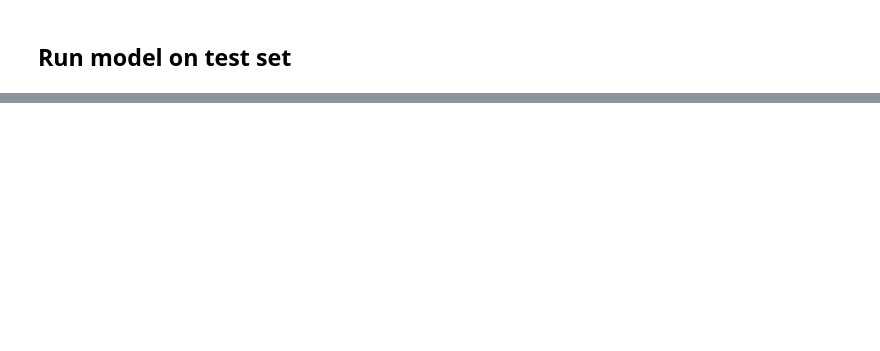
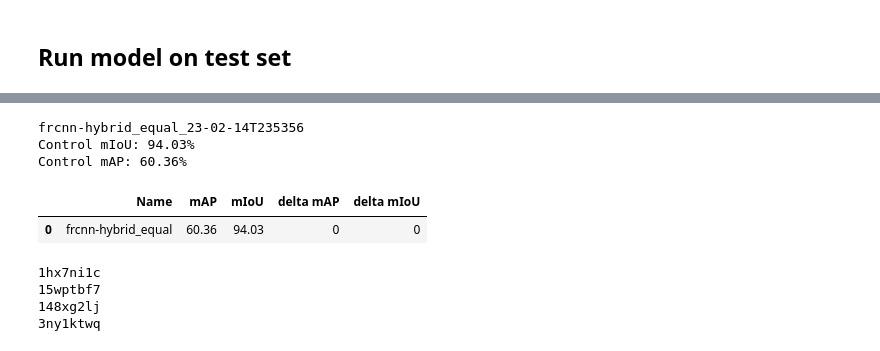
Before and after one commit to ponderbb/multitask-mayhem, a Jupyter notebook: notebooks/5.0-bbejczy-test-metrics.ipynb, the cells around one changed output, grey strips where cells are left out. Saved outputs shown, nothing was run; the diff lists cells and outputs as text; code cells hidden in the pictures; blank space fills up the shorter version.

```diff
--- a/notebooks/5.0-bbejczy-test-metrics.ipynb
+++ b/notebooks/5.0-bbejczy-test-metrics.ipynb
@@ -112,0 +225,35 @@ df[df.Output]
+# %%
+df.control = df.Tags.apply(lambda x: "control" in x)
+df_control = df[df.control][["Name", "ID", "Tags"]]
+run = api.run("/thesis-mayhem/multitask-mayhem/runs/{}".format(df_control.ID.item()))
+control_miou = round(run.history()[["val_loss.seg"]].max().item()*100,2)
+control_map = round(run.history()[["val_loss.det"]].max().item()*100, 2)
+print(run.name)
+print("Control mIoU: {}%".format(control_miou))
+print("Control mAP: {}%".format(control_map))
+
+# control_miou = 95.17
+# control_map = 60.36
+df_control_run = pd.DataFrame(columns=["Name", "mAP", "mIoU", "delta mAP", "delta mIoU"])
+df_control_run.Name = [run.name[:-16]]
+df_control_run["mAP"] = [control_map]
+df_control_run["mIoU"] = [control_miou]
+df_control_run["delta mAP"] = [0]
+df_control_run["delta mIoU"] = [0]
+# %% [output]
+frcnn-hybrid_equal_23-02-14T235356
+Control mIoU: 94.03%
+Control mAP: 60.36%
+# %%
+df_control_run
+# %% [output]
+|  | Name | mAP | mIoU | delta mAP | delta mIoU |
+| 0 | frcnn-hybrid_equal | 60.36 | 94.03 | 0 | 0 |
+# %%
+for (header, run_sample) in df_sampled.iterrows():
+    print(run_sample.ID)
+# %% [output]
+1hx7ni1c
+15wptbf7
+148xg2lj
+3ny1ktwq
```
Also changed, not shown: parts of 16 cells of this notebook, 12 other files.
